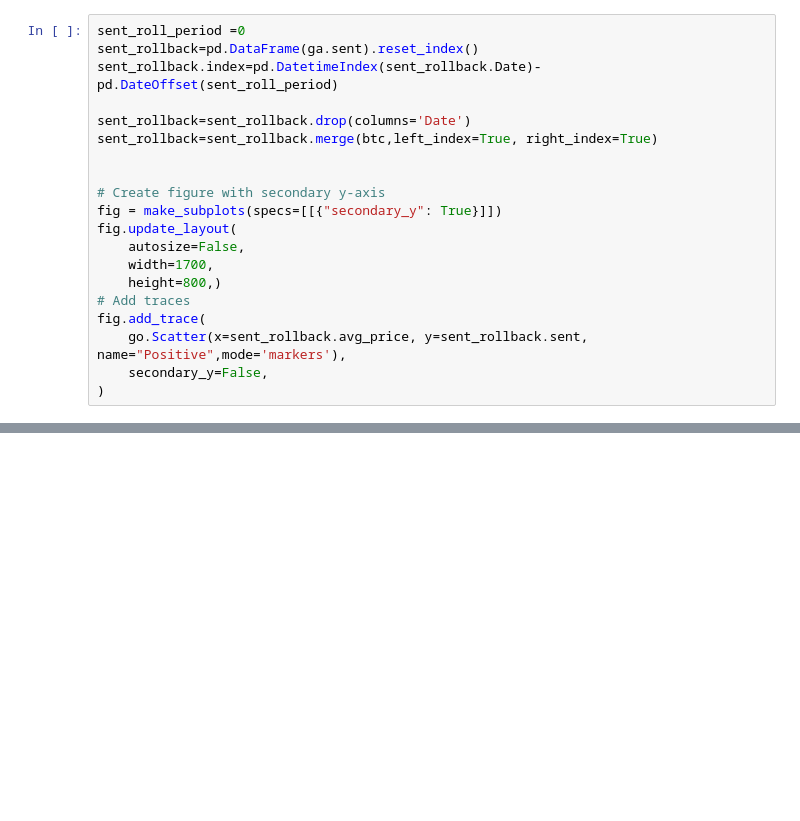
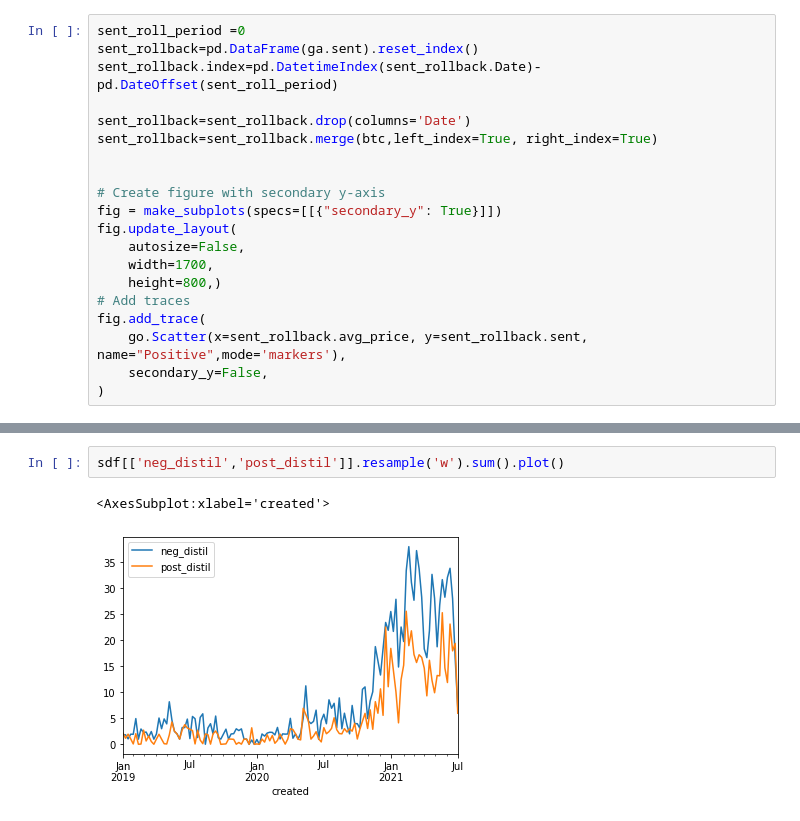
Before and after one commit to VeniJeen/CryptoSent, a Jupyter notebook: SandBox/test.ipynb, the cells around one changed output, grey strips where cells are left out. Drawn from its saved outputs; the diff is of its cells as text; blank space fills up the shorter version.

```diff
--- a/SandBox/test.ipynb
+++ b/SandBox/test.ipynb
@@ -429,0 +653,5 @@ fig.add_trace(
+# %%
+sdf[['neg_distil','post_distil']].resample('w').sum().plot()
+# %% [output]
+<AxesSubplot:xlabel='created'>
+[figure, added]
```
Also changed, not shown: parts of 64 cells of this notebook, 12 other files.
